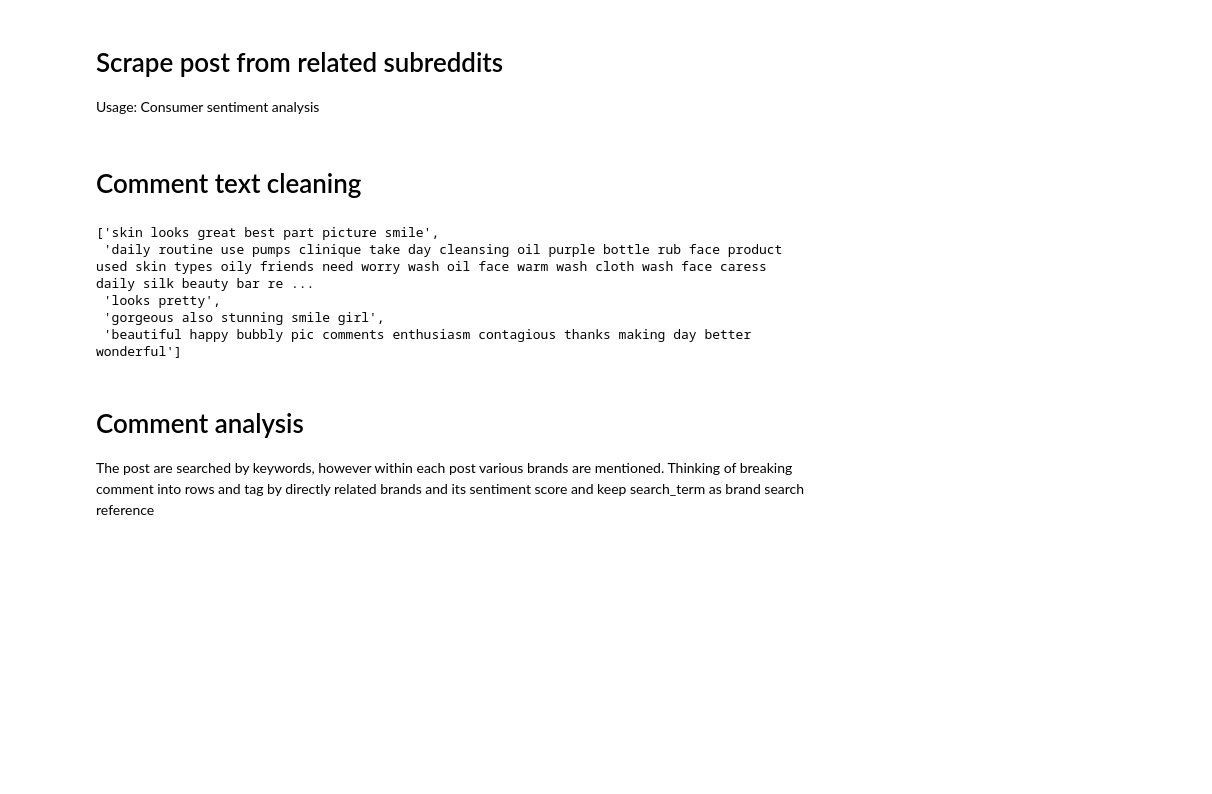
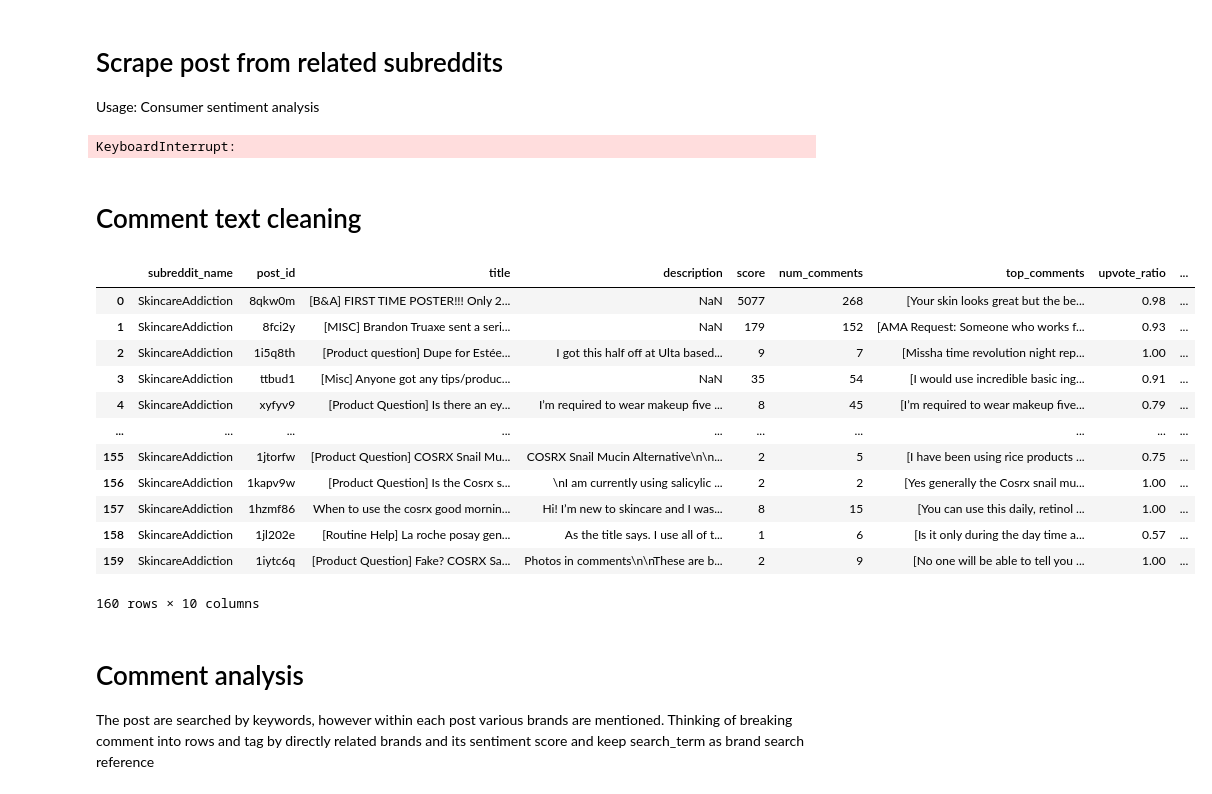
Before and after one commit to oooogiselle/Skinfluence, a Jupyter notebook: code/reddit.ipynb, the cells around one changed output. Cells and saved outputs as stored; diff of their text form; code cells hidden in the pictures; blank space fills up the shorter version.

```diff
--- a/code/reddit.ipynb
+++ b/code/reddit.ipynb
@@ -77,7 +77,7 @@ def get_top_comments(post):
         if comment.body.strip().lower() in ["[deleted]", "[removed]"]:
             continue
         top_comments.append(comment.body.strip())
-        if len(top_comments) == 5:
+        if len(top_comments) == 10:
             break
     return top_comments
 
@@ -106,35 +106,45 @@ for sub in subreddit_list:
 subreddit_df = pd.DataFrame(all_posts)
 subreddit_df
 subreddit_df.to_csv("../output/subreddit_data.csv", index=False)
+# %% [output]
+KeyboardInterrupt:
 # %% [markdown]
 # Comment text cleaning
 # %%
 skincare_df = pd.read_csv("../output/subreddit_data.csv")
 skincare_df["top_comments"] = skincare_df["top_comments"].apply(ast.literal_eval)
 # make it a bit more readable, need do More cleaning for sentiment analysis
 skincare_df["top_comments"][0]
 
 custom_stopwords = []
 stopword_set = set(nltk_stopwords.words('english')).union(custom_stopwords)
 # stemmer = SnowballStemmer("english")
 
 def preprocess_comment(comment):
     comment_lower = comment.lower()
     tokens = word_tokenize(comment_lower)
     filtered_tokens = [t for t in tokens if t.isalpha() and t not in stopwords]
     return " ".join(filtered_tokens)
 
 skincare_df["cleaned_comments"] = skincare_df["top_comments"].apply(
     lambda comments: [preprocess_comment(c) for c in comments]
 )
 
-skincare_df["cleaned_comments"][0]
+skincare_df
 # %% [output]
+|  | subreddit_name | post_id | title | description | score | num_comments | top_comments | upvote_ratio | ... |
+| 0 | SkincareAddiction | 8qkw0m | [B&A] FIRST TIME POSTER!!! Only 2... | NaN | 5077 | 268 | [Your skin looks great but the be... | 0.98 | ... |
+| 1 | SkincareAddiction | 8fci2y | [MISC] Brandon Truaxe sent a seri... | NaN | 179 | 152 | [AMA Request: Someone who works f... | 0.93 | ... |
+| 2 | SkincareAddiction | 1i5q8th | [Product question] Dupe for Estée... | I got this half off at Ulta based... | 9 | 7 | [Missha time revolution night rep... | 1.00 | ... |
+| 3 | SkincareAddiction | ttbud1 | [Misc] Anyone got any tips/produc... | NaN | 35 | 54 | [I would use incredible basic ing... | 0.91 | ... |
+| 4 | SkincareAddiction | xyfyv9 | [Product Question] Is there an ey... | I’m required to wear makeup five ... | 8 | 45 | [I’m required to wear makeup five... | 0.79 | ... |
+| ... | ... | ... | ... | ... | ... | ... | ... | ... | ... |
+| 155 | SkincareAddiction | 1jtorfw | [Product Question] COSRX Snail Mu... | COSRX Snail Mucin Alternative\n\n... | 2 | 5 | [I have been using rice products ... | 0.75 | ... |
+| 156 | SkincareAddiction | 1kapv9w | [Product Question] Is the Cosrx s... | \nI am currently using salicylic ... | 2 | 2 | [Yes generally the Cosrx snail mu... | 1.00 | ... |
+| 157 | SkincareAddiction | 1hzmf86 | When to use the cosrx good mornin... | Hi! I’m new to skincare and I was... | 8 | 15 | [You can use this daily, retinol ... | 1.00 | ... |
+| 158 | SkincareAddiction | 1jl202e | [Routine Help] La roche posay gen... | As the title says. I use all of t... | 1 | 6 | [Is it only during the day time a... | 0.57 | ... |
+| 159 | SkincareAddiction | 1iytc6q | [Product Question] Fake? COSRX Sa... | Photos in comments\n\nThese are b... | 2 | 9 | [No one will be able to tell you ... | 1.00 | ... |
-['skin looks great best part picture smile',
- 'daily routine use pumps clinique take day cleansing oil purple bottle rub face product used skin types oily friends need worry wash oil face warm wash cloth wash face caress daily silk beauty bar re ...
- 'looks pretty',
- 'gorgeous also stunning smile girl',
- 'beautiful happy bubbly pic comments enthusiasm contagious thanks making day better wonderful']
+160 rows × 10 columns
 # %% [markdown]
 # Comment analysis
 
```
Also changed, not shown: 2 other files.
